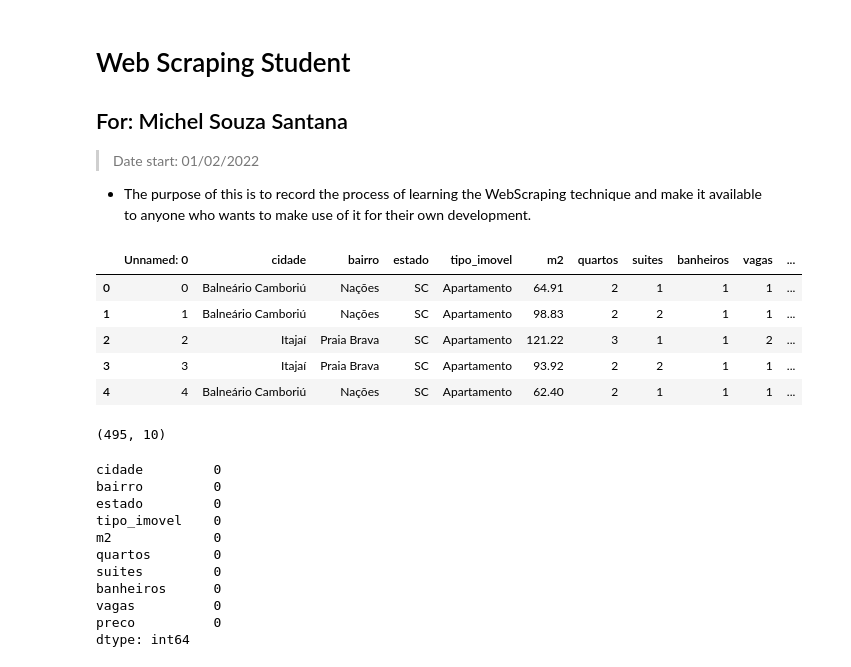
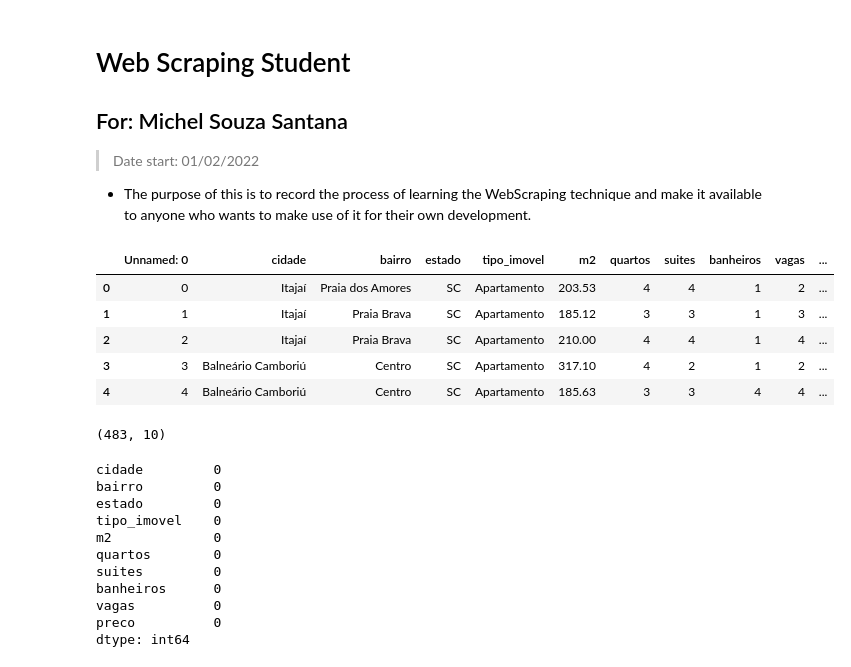
Before and after one commit to michellssgui22/PROJETOS_ESTUDO_DATASCIENCE, a Jupyter notebook: Imobiliario-BC-Regiao/imobiliario_analise.ipynb, the cells around one changed output. Saved outputs shown, nothing was run; the diff lists cells and outputs as text; code cells hidden in the pictures.

```diff
--- a/Imobiliario-BC-Regiao/imobiliario_analise.ipynb
+++ b/Imobiliario-BC-Regiao/imobiliario_analise.ipynb
@@ -10,21 +10,21 @@ import numpy as np
 import matplotlib.pyplot as plt
 import collections
 # %%
-df = pd.read_csv('/home/michel/Documentos/PROJETOS_ESTUDO/Imobiliario-BC-Regiao/imobiliario.csv')
+df = pd.read_csv('/home/kali/Documentos/PROJETOS_ESTUDO/Imobiliario-BC-Regiao/imobiliario.csv')
 df.head()
 # %% [output]
 |  | Unnamed: 0 | cidade | bairro | estado | tipo_imovel | m2 | quartos | suites | banheiros | vagas | ... |
-| 0 | 0 | Balneário Camboriú | Nações | SC | Apartamento | 64.91 | 2 | 1 | 1 | 1 | ... |
-| 1 | 1 | Balneário Camboriú | Nações | SC | Apartamento | 98.83 | 2 | 2 | 1 | 1 | ... |
-| 2 | 2 | Itajaí | Praia Brava | SC | Apartamento | 121.22 | 3 | 1 | 1 | 2 | ... |
-| 3 | 3 | Itajaí | Praia Brava | SC | Apartamento | 93.92 | 2 | 2 | 1 | 1 | ... |
-| 4 | 4 | Balneário Camboriú | Nações | SC | Apartamento | 62.40 | 2 | 1 | 1 | 1 | ... |
+| 0 | 0 | Itajaí | Praia dos Amores | SC | Apartamento | 203.53 | 4 | 4 | 1 | 2 | ... |
+| 1 | 1 | Itajaí | Praia Brava | SC | Apartamento | 185.12 | 3 | 3 | 1 | 3 | ... |
+| 2 | 2 | Itajaí | Praia Brava | SC | Apartamento | 210.00 | 4 | 4 | 1 | 4 | ... |
+| 3 | 3 | Balneário Camboriú | Centro | SC | Apartamento | 317.10 | 4 | 2 | 1 | 2 | ... |
+| 4 | 4 | Balneário Camboriú | Centro | SC | Apartamento | 185.63 | 3 | 3 | 4 | 4 | ... |
 # %%
 df.drop(columns=['Unnamed: 0'], inplace=True)
 # %%
 df.shape
 # %% [output]
-(495, 10)
+(483, 10)
 # %%
 df.isnull().sum()
 # %% [output]
```
Also changed, not shown: parts of 19 cells of this notebook, 29 other files.
